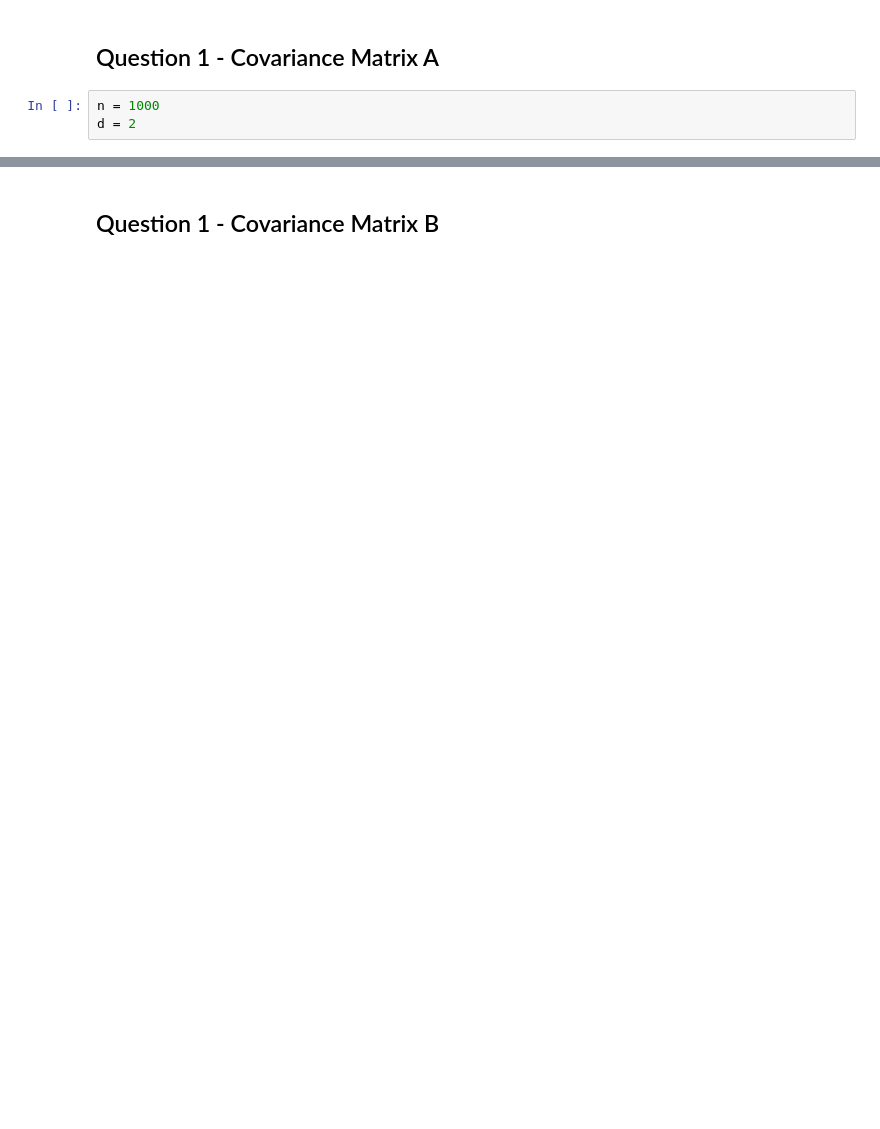
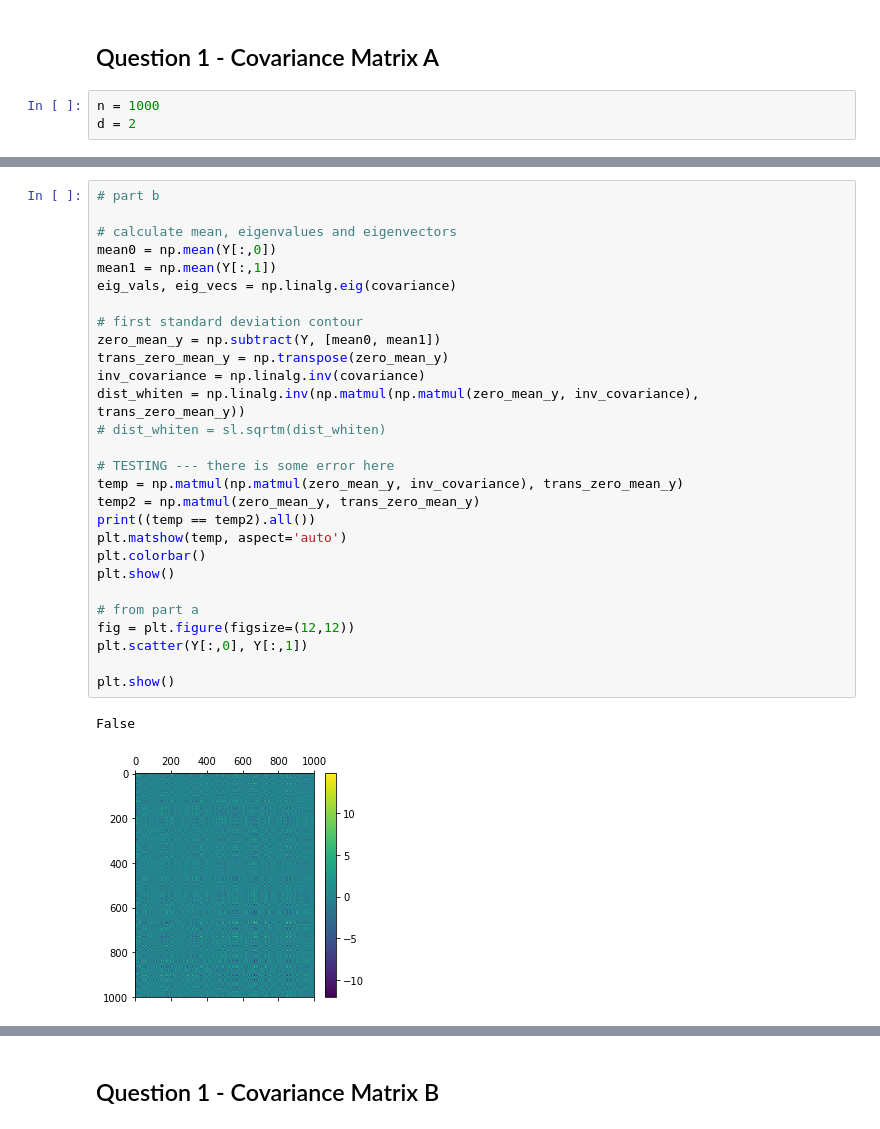
Before and after one commit to sujan-sube/pattern-recognition-asgmt, a Jupyter notebook: assignment-1/assignment-1.ipynb, the cells around one changed output, grey strips where cells are left out. Drawn from its saved outputs; the diff is of its cells as text; blank space fills up the shorter version.

Commit message:
attempted Q1 part 2, some errors with current impl.

```diff
--- a/assignment-1/assignment-1.ipynb
+++ b/assignment-1/assignment-1.ipynb
@@ -27,3 +28,34 @@ plt.scatter(Y[:,0], Y[:,1])
 plt.show()
 # %% [output]
 [figure]
+# %%
+# part b
+
+# calculate mean, eigenvalues and eigenvectors
+mean0 = np.mean(Y[:,0])
+mean1 = np.mean(Y[:,1])
+eig_vals, eig_vecs = np.linalg.eig(covariance)
+
+# first standard deviation contour
+zero_mean_y = np.subtract(Y, [mean0, mean1])
+trans_zero_mean_y = np.transpose(zero_mean_y)
+inv_covariance = np.linalg.inv(covariance)
+dist_whiten = np.linalg.inv(np.matmul(np.matmul(zero_mean_y, inv_covariance), trans_zero_mean_y))
+# dist_whiten = sl.sqrtm(dist_whiten)
+
+# TESTING --- there is some error here
+temp = np.matmul(np.matmul(zero_mean_y, inv_covariance), trans_zero_mean_y)
+temp2 = np.matmul(zero_mean_y, trans_zero_mean_y)
+print((temp == temp2).all())
+plt.matshow(temp, aspect='auto')
+plt.colorbar()
+plt.show()
+
+# from part a
+fig = plt.figure(figsize=(12,12))
+plt.scatter(Y[:,0], Y[:,1])
+
+plt.show()
+# %% [output]
+False
+[figure, added]
```
Also changed, not shown: parts of 4 cells of this notebook, 1 other file.
